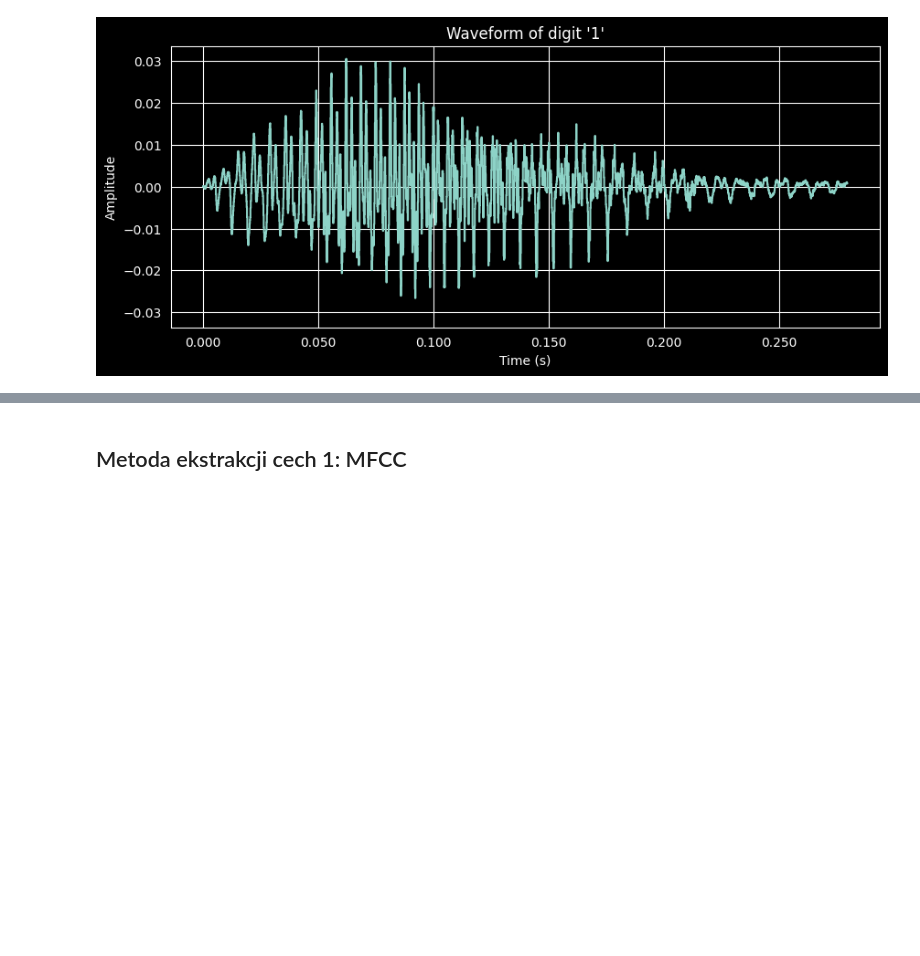
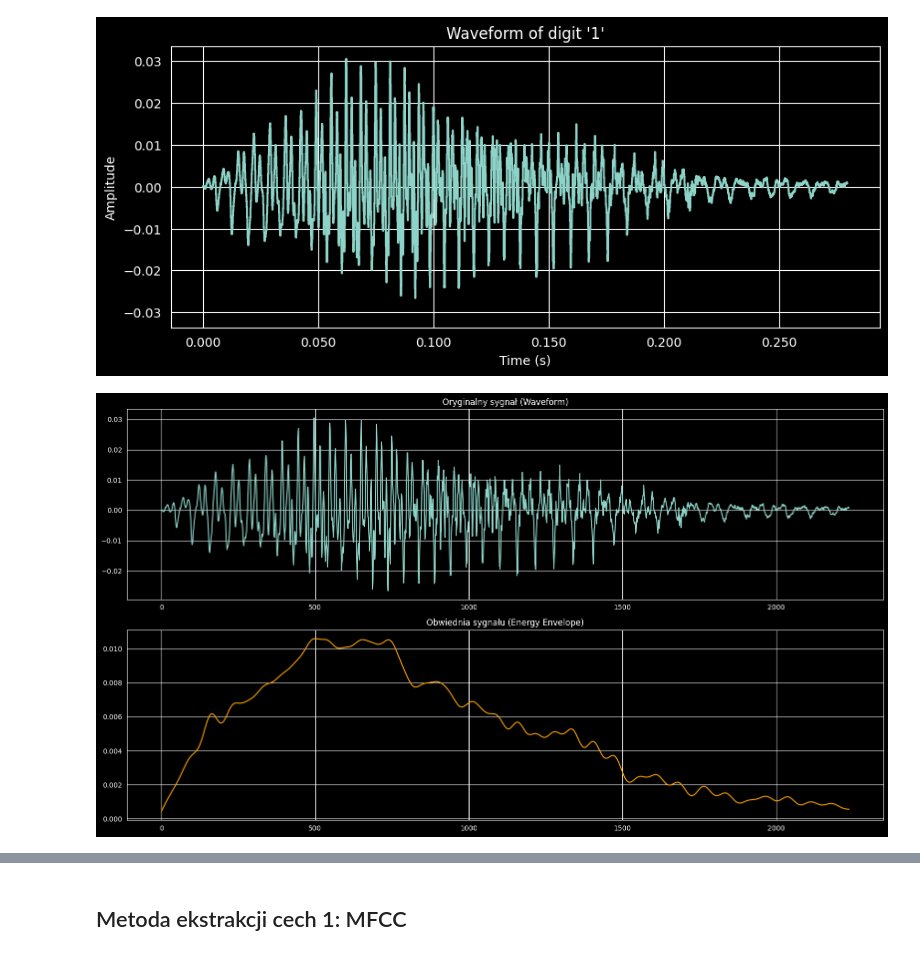
Before and after one commit to micichocki/zmum_project2, a Jupyter notebook: main.ipynb, the cells around one changed output, grey strips where cells are left out. Cells and saved outputs as stored; diff of their text form; code cells hidden in the pictures; blank space fills up the shorter version.

Commit message:
Improvements for audio signals project

```diff
--- a/main.ipynb
+++ b/main.ipynb
@@ -59,6 +65,31 @@ plt.ylabel("Amplitude")
 plt.show()
 # %% [output]
 [figure]
+# %%
+def apply_butter_filter(data, cutoff, fs, filter_type, order=5):
+    nyq = 0.5 * fs
+    normal_cutoff = cutoff / nyq
+    b, a = butter(order, normal_cutoff, btype=filter_type, analog=False)
+    return filtfilt(b, a, data)
+
+clean_signal = apply_butter_filter(data[0], 30, 8000, 'high')
+
+rectified_signal = np.abs(clean_signal)
+
+final_envelope = apply_butter_filter(rectified_signal, 100, 8000, 'low')
+
+fig, axs = plt.subplots(2, 1, figsize=(16, 9))
+
+axs[0].plot(data[0])
+axs[0].set_title("Oryginalny sygnał (Waveform)")
+
+axs[1].plot(final_envelope, color='orange')
+axs[1].set_title("Obwiednia sygnału (Energy Envelope)")
+
+plt.tight_layout()
+plt.show()
+# %% [output]
+[figure, added]
 # %%
 from IPython.display import Audio, display
 
```
Also changed, not shown: parts of 8 cells of this notebook.
